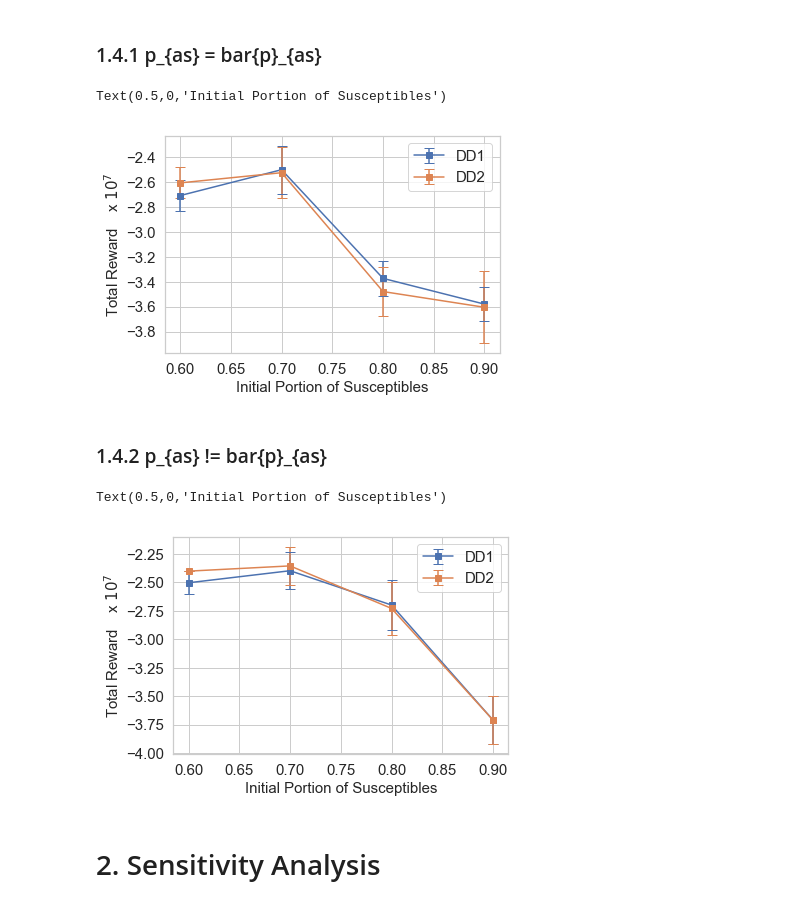
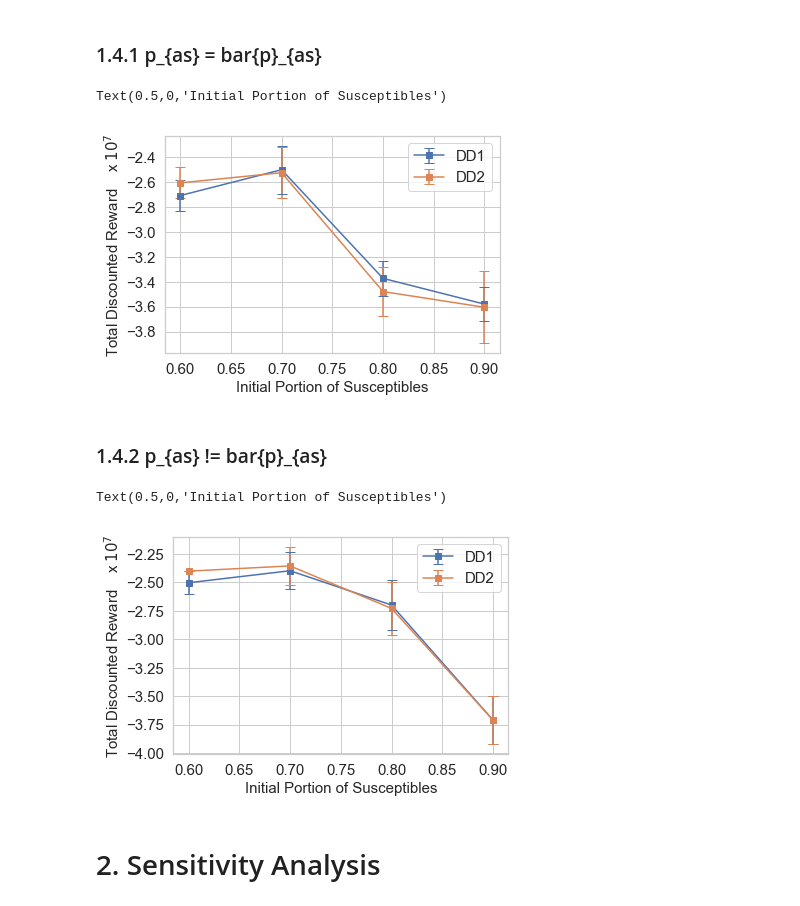
Before and after one commit to kadysongbb/drmdp, a Jupyter notebook: plot.ipynb, the cells around one changed output. Saved outputs shown, nothing was run; the diff lists cells and outputs as text; code cells hidden in the pictures.

```diff
--- a/plot.ipynb
+++ b/plot.ipynb
@@ -240,31 +193,31 @@ Text(0.5,0,'Time stage')
 # %%
 from scipy.interpolate import interp1d
 import numpy as np
 import matplotlib.pyplot as plt
 import seaborn as sns
 
 sns.set()
 sns.set_style("whitegrid")
 
 drmdpdd1_avg_reward = [-2.7074462, -2.4994494, -3.3728486, -3.5798596]
 drmdpdd1_std = [0.1251115, 0.1926713, 0.1399444, 0.1381766]
 drmdpdd2_avg_reward = [-2.6052931, -2.5234141, -3.4787850, -3.6052550]
 drmdpdd2_std = [0.1251115, 0.2064128, 0.2000153, 0.2903923]
 
 x = [0.6, 0.7, 0.8, 0.9]
 
 plt.figure()
 plt.errorbar(x, drmdpdd1_avg_reward, yerr=drmdpdd1_std, label = 'DD1', marker='s', capsize = 5, color = blue)
 plt.errorbar(x, drmdpdd2_avg_reward, yerr=drmdpdd2_std, label = 'DD2', marker='s', capsize = 5, color = orange)
 
 plt.legend(fontsize = 15)
 plt.xticks([0.6, 0.65, 0.7, 0.75, 0.8, 0.85, 0.9], fontsize= 15)
 plt.yticks(fontsize= 15)
-plt.ylabel('Total Reward    x $10^7$', fontsize = 15)
+plt.ylabel('Total Discounted Reward    x $10^7$', fontsize = 15)
 plt.xlabel('Initial Portion of Susceptibles', fontsize = 15)
 # %% [output]
 Text(0.5,0,'Initial Portion of Susceptibles')
-[figure, old version]
+[figure, new version]
 # %% [markdown]
 ###  1.4.2 p_{as} != bar{p}_{as}
 # %%
@@ -290,11 +243,11 @@ plt.errorbar(x, drmdpdd2_avg_reward, yerr=drmdpdd2_std, label = 'DD2', marker='s
 plt.legend(fontsize = 15)
 plt.xticks([0.6, 0.65, 0.7, 0.75, 0.8, 0.85, 0.9], fontsize= 15)
 plt.yticks(fontsize= 15)
-plt.ylabel('Total Reward    x $10^7$', fontsize = 15)
+plt.ylabel('Total Discounted Reward    x $10^7$', fontsize = 15)
 plt.xlabel('Initial Portion of Susceptibles', fontsize = 15)
 # %% [output]
 Text(0.5,0,'Initial Portion of Susceptibles')
-[figure, old version]
+[figure, new version]
 # %% [markdown]
 # 2. Sensitivity Analysis
 # %% [markdown]
```
Also changed, not shown: parts of 3 cells of this notebook, 5 other files.
